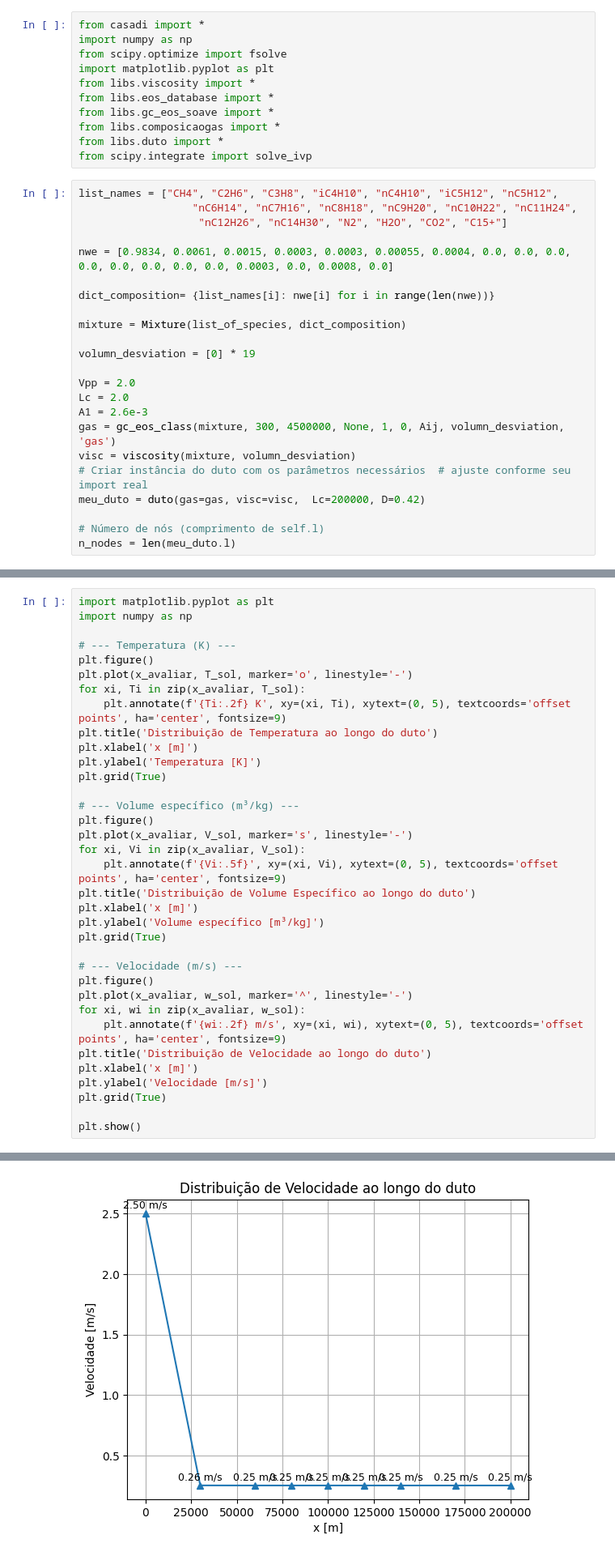
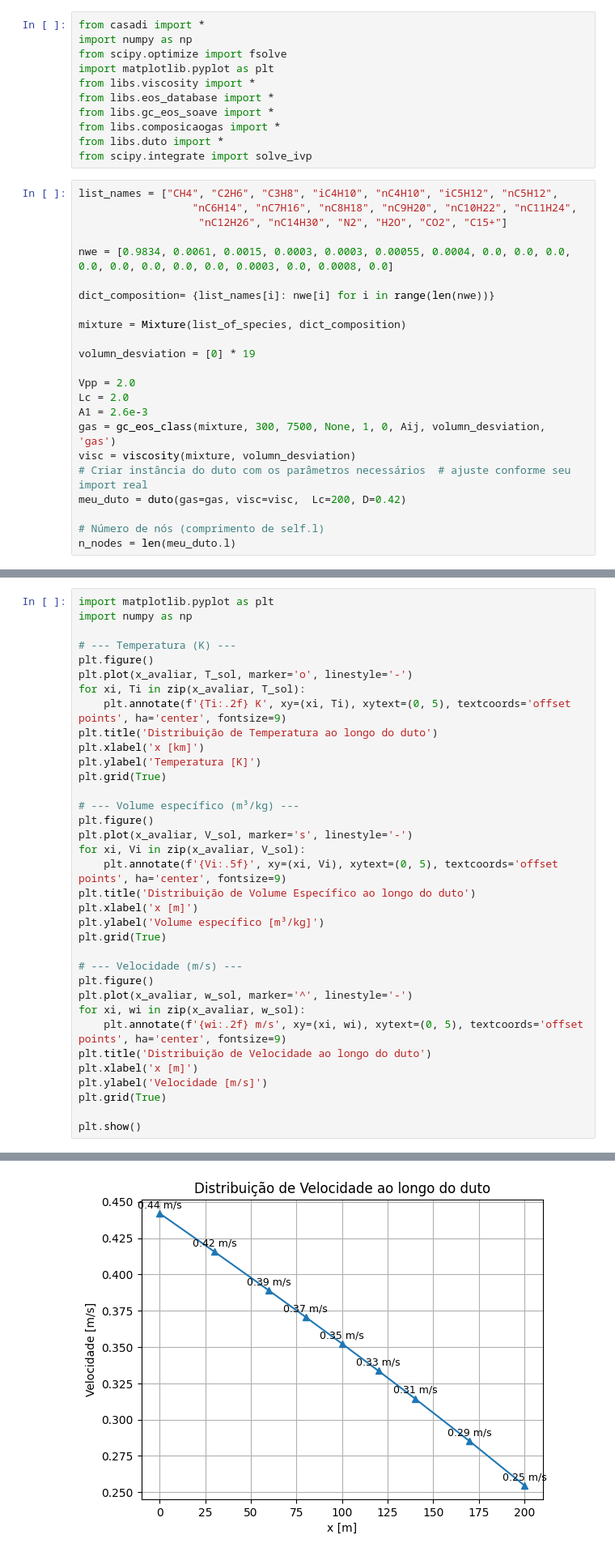
Before and after one commit to MMatheusB/UFBA, a Jupyter notebook: New_project_2/teste.ipynb, the cells around one changed output, grey strips where cells are left out. Shown: that part at 81% size. Cells and saved outputs as stored; diff of their text form.

```diff
--- a/New_project_2/teste.ipynb
+++ b/New_project_2/teste.ipynb
@@ -65,10 +65,10 @@ volumn_desviation = [0] * 19
 Vpp = 2.0
 Lc = 2.0
 A1 = 2.6e-3
-gas = gc_eos_class(mixture, 300, 4500000, None, 1, 0, Aij, volumn_desviation, 'gas')
+gas = gc_eos_class(mixture, 300, 7500, None, 1, 0, Aij, volumn_desviation, 'gas')
 visc = viscosity(mixture, volumn_desviation)
 # Criar instância do duto com os parâmetros necessários  # ajuste conforme seu import real
-meu_duto = duto(gas=gas, visc=visc,  Lc=200000, D=0.42)
+meu_duto = duto(gas=gas, visc=visc,  Lc=200, D=0.42)
 
 # Número de nós (comprimento de self.l)
 n_nodes = len(meu_duto.l)
@@ -155,7 +155,7 @@ plt.plot(x_avaliar, T_sol, marker='o', linestyle='-')
 for xi, Ti in zip(x_avaliar, T_sol):
     plt.annotate(f'{Ti:.2f} K', xy=(xi, Ti), xytext=(0, 5), textcoords='offset points', ha='center', fontsize=9)
 plt.title('Distribuição de Temperatura ao longo do duto')
-plt.xlabel('x [m]')
+plt.xlabel('x [km]')
 plt.ylabel('Temperatura [K]')
 plt.grid(True)
 
@@ -186,4 +186,4 @@ plt.show()
-[figure, old version]
+[figure, new version]
 # %%
 x0 = np.concatenate([T_sol, V_sol, w_sol])
 y0 = [T_sol[-1], V_sol[1], w_sol[-1]]  # estado inicial completo
```
Also changed, not shown: parts of 6 cells of this notebook, 1 other file.
